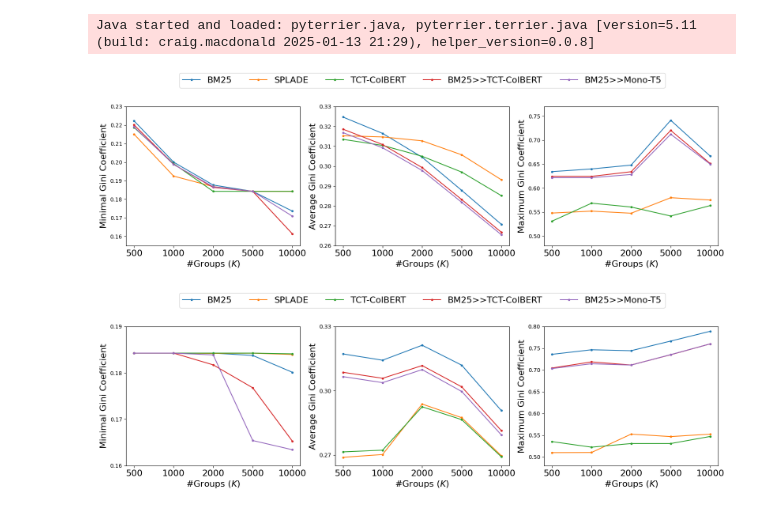
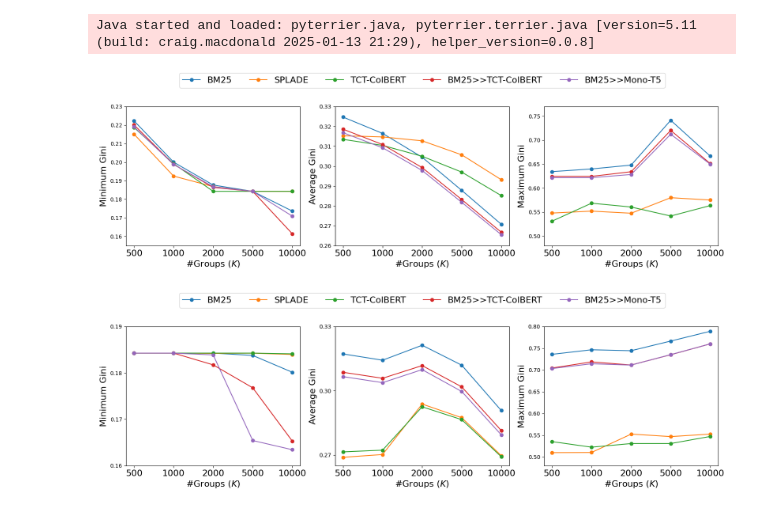
Before and after one commit to XuejunChang/T-Retrievability, a Jupyter notebook: plot.ipynb, the cells around one changed output. Cells and saved outputs as stored; diff of their text form; code cells hidden in the pictures.

Commit message:
diversify threshold and cut-off 20

```diff
--- a/plot.ipynb
+++ b/plot.ipynb
@@ -25,11 +19,5 @@ Java started and loaded: pyterrier.java, pyterrier.terrier.java [version=5.11 (b
 # %%
 def sub_plot(plt,title,col, ylabel, km=None):
-    # bm25 = df[(df['modelname'] == 'bm25') & (df['threshold'] == threshold)]
-    # bm25_monot5 = df[(df['modelname'] == 'bm25_monot5') & (df['threshold'] == threshold)]
-    # splade = df[(df['modelname'] == 'splade') & (df['threshold'] == threshold)]
-    # tctcolbert = df[(df['modelname'] == 'tctcolbert') & (df['threshold'] == threshold)]
-    # bm25_tctcolbert = df[(df['modelname'] == 'bm25_tctcolbert') & (df['threshold'] == threshold)]
-
     modelname = "bm25"
     result_csv_path = f'{config.data_dir}/v3/{modelname}_{config.dataset_name}_{config.topics_name}_{config.retrieve_num}_models_granularities_{km}.csv'
     bm25 = pd.read_csv(result_csv_path, index_col=0).reset_index()
@@ -53,15 +41,15 @@ def sub_plot(plt,title,col, ylabel, km=None):
     x = [1,2,3,4,5]
     # col = 'min_gini'
     y = bm25[col]
-    line1, = plt.plot(x,y,label='BM25', marker='.')
+    line1, = plt.plot(x,y,label='BM25', marker='.', markersize=12)
     y = splade[col]
-    line2, = plt.plot(x,y,label='SPLADE', marker='.')
+    line2, = plt.plot(x,y,label='SPLADE', marker='.', markersize=12)
     y = tctcolbert[col]
-    line3, = plt.plot(x,y,label='TCT-ColBERT', marker='.')
+    line3, = plt.plot(x,y,label='TCT-ColBERT', marker='.', markersize=12)
     y = bm25_tctcolbert[col]
-    line4, = plt.plot(x,y,label='BM25>>TCT-ColBERT', marker='.')
+    line4, = plt.plot(x,y,label='BM25>>TCT-ColBERT', marker='.', markersize=12)
     y = bm25_monot5[col]
-    line5, = plt.plot(x,y,label='BM25>>Mono-T5', marker='.')
+    line5, = plt.plot(x,y,label='BM25>>Mono-T5', marker='.', markersize=12)
 
     # plt.set_title('Exposure Fairness')
     plt.set_title(title, fontsize=16)
@@ -110,38 +65,38 @@ km = 'scikit_dense'
 fig, (ax0,ax1,ax2) = plt.subplots(nrows=1, ncols=3, figsize=(15, 4))
 # plt.subplots_adjust(hspace=1, wspace=0.2, left=0.1)
 plt.subplots_adjust(hspace=1, wspace=0.2, left=0, right=1, bottom=0)
 
 col = 'min_gini'
-ylabel = 'Minimal Gini Coefficient'
+ylabel = 'Minimum Gini'
 ax0.xaxis.set_major_locator(MultipleLocator(1))
 ax0.yaxis.set_major_locator(MultipleLocator(0.01))
 # ax0.set_xlim(1,5)
 ax0.set_ylim(0.155,0.23)
 g0 = sub_plot(ax0,None,col, ylabel,km=km)
 
 col = 'mean_gini'
-ylabel = 'Average Gini Coefficient'
+ylabel = 'Average Gini'
 ax1.xaxis.set_major_locator(MultipleLocator(1))
 ax1.yaxis.set_major_locator(MultipleLocator(0.01))
 # ax1.set_xlim(1,5)
 ax1.set_ylim(0.26,0.33)
 g1 = sub_plot(ax1,None,col, ylabel,km=km)
 
 col = 'max_gini'
-ylabel = 'Maximum Gini Coefficient'
+ylabel = 'Maximum Gini'
 ax2.xaxis.set_major_locator(MultipleLocator(1))
 ax2.yaxis.set_major_locator(MultipleLocator(0.05))
 # ax2.set_xlim(1,5)
 ax2.set_ylim(0.48,0.77)
 g2 = sub_plot(ax2,None,col, ylabel,km=km)
 
 g = list(g0 + g1 + g2)
 
 fig.legend(handles=g0, loc='upper center', bbox_to_anchor=(0.5, 1.12), ncol=10, fontsize=16)
-plt.savefig(f'{config.prog_dir}/aggr_gini_{km}.pdf', format="pdf", bbox_inches="tight", pad_inches=0)
+plt.savefig(f'{config.prog_dir}/pdf/aggr_gini_{km}.pdf', format="pdf", bbox_inches="tight", pad_inches=0)
 plt.show()
 # %% [output]
-[figure, old version]
+[figure, new version]
 # %%
 km = 'scikit_tfidf'
 
@@ -150,7 +105,7 @@ fig, (ax0,ax1,ax2) = plt.subplots(nrows=1, ncols=3, figsize=(15, 4))
 plt.subplots_adjust(hspace=1, wspace=0.2, left=0, right=1, bottom=0)
 
 col = 'min_gini'
-ylabel = 'Minimal Gini Coefficient'
+ylabel = 'Minimum Gini'
 ax0.xaxis.set_major_locator(MultipleLocator(1))
 ax0.yaxis.set_major_locator(MultipleLocator(0.01))
 # ax0.set_xlim(1,5)
@@ -158,7 +113,7 @@ ax0.set_ylim(0.16,0.19)
 g0 = sub_plot(ax0,None,col, ylabel,km=km)
 
 col = 'mean_gini'
-ylabel = 'Average Gini Coefficient'
+ylabel = 'Average Gini'
 ax1.xaxis.set_major_locator(MultipleLocator(1))
 ax1.yaxis.set_major_locator(MultipleLocator(0.03))
 # ax1.set_xlim(1,5)
@@ -166,7 +121,7 @@ ax1.set_ylim(0.265,0.33)
 g1 = sub_plot(ax1,None,col, ylabel,km=km)
 
 col = 'max_gini'
-ylabel = 'Maximum Gini Coefficient'
+ylabel = 'Maximum Gini'
 ax2.xaxis.set_major_locator(MultipleLocator(1))
 ax2.yaxis.set_major_locator(MultipleLocator(0.05))
 # ax2.set_xlim(1,5)
@@ -179,4 +134,4 @@ fig.legend(handles=g0, loc='upper center', bbox_to_anchor=(0.5, 1.12), ncol=10,
 plt.savefig(f'{config.prog_dir}/aggr_gini_{km}.pdf', format="pdf", bbox_inches="tight", pad_inches=0)
 plt.show()
 # %% [output]
-[figure, old version]
+[figure, new version]
```
Also changed, not shown: parts of 4 cells of this notebook, 31 other files.
